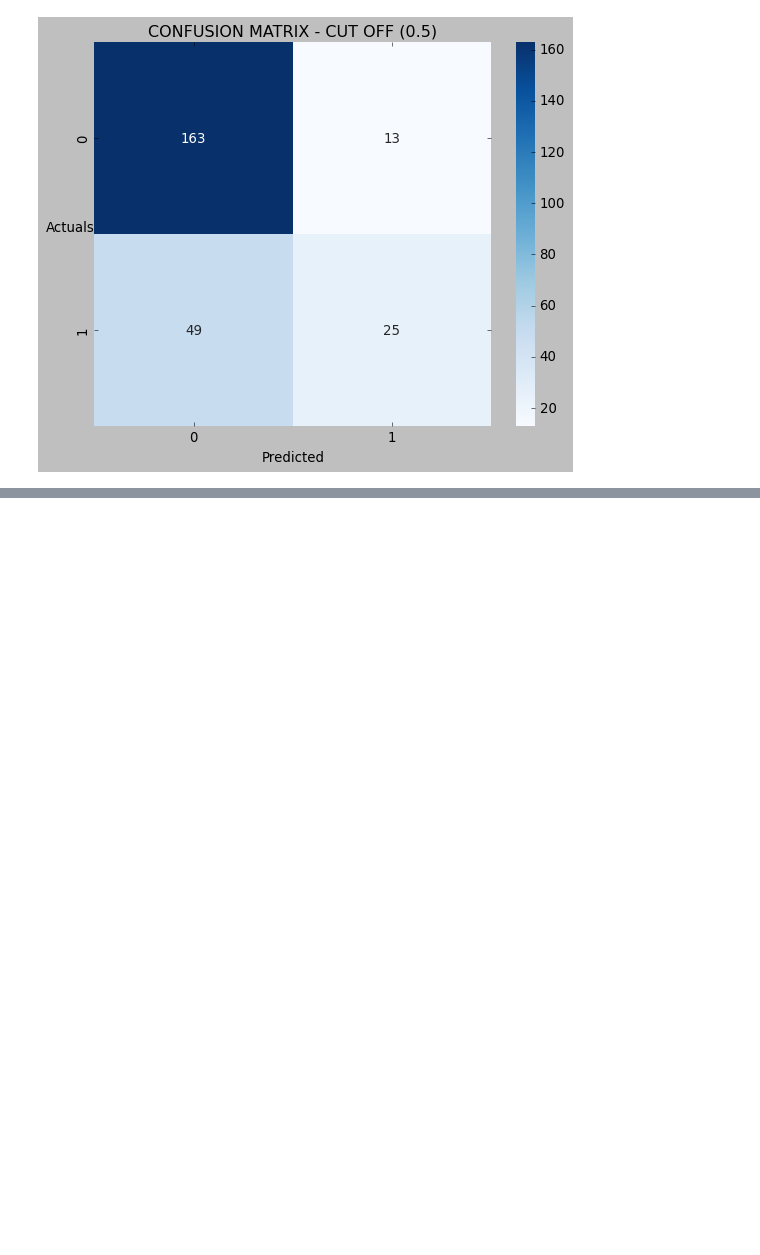
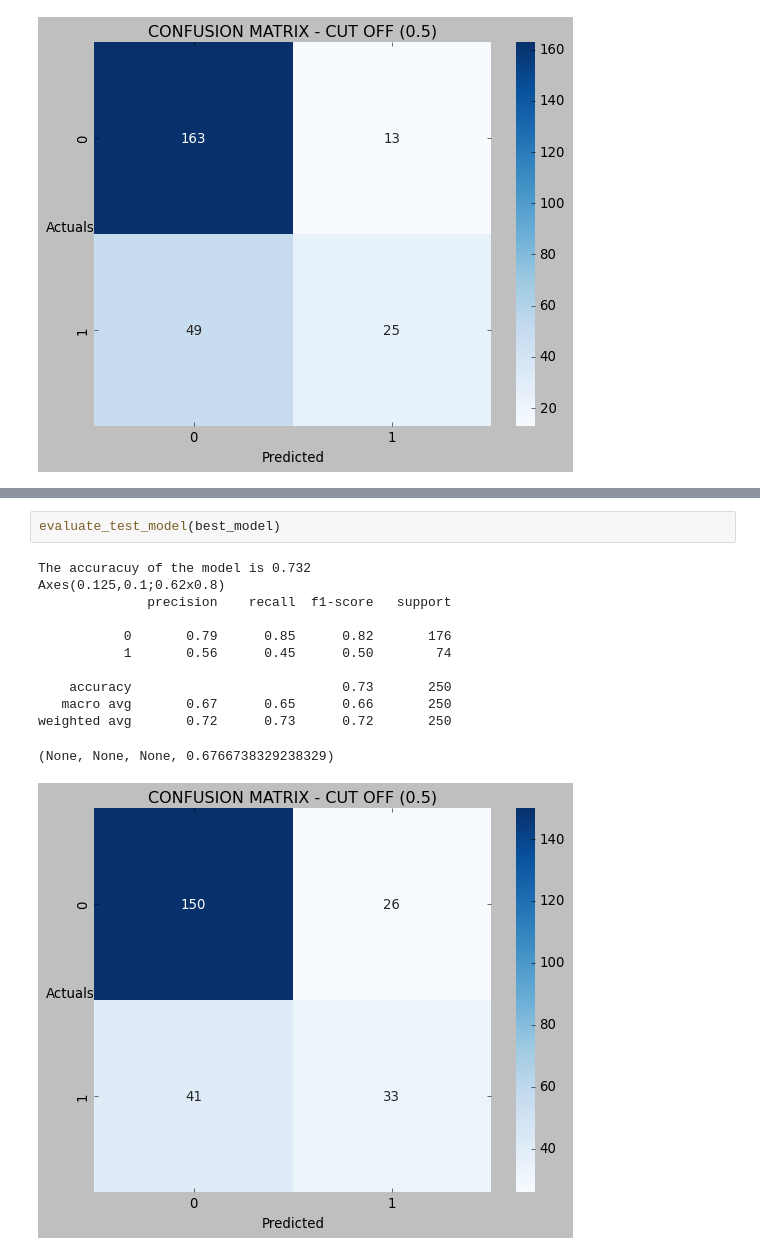
Before and after one commit to HitenDewangan/DataScience-AIML, a Jupyter notebook: Machine Learning/DecisionTree.ipynb, the cells around one changed output, grey strips where cells are left out. Cells and saved outputs as stored; diff of their text form; blank space fills up the shorter version.

```diff
--- a/Machine Learning/DecisionTree.ipynb
+++ b/Machine Learning/DecisionTree.ipynb
@@ -429,0 +530,15 @@ weighted avg       0.74      0.75      0.72       250
+# %%
+evaluate_test_model(best_model)
+# %% [output]
+The accuracuy of the model is 0.732
+Axes(0.125,0.1;0.62x0.8)
+              precision    recall  f1-score   support
+
+           0       0.79      0.85      0.82       176
+           1       0.56      0.45      0.50        74
+
+    accuracy                           0.73       250
+   macro avg       0.67      0.65      0.66       250
+weighted avg       0.72      0.73      0.72       250
+(None, None, None, 0.6766738329238329)
+[figure, added]
```
Also changed, not shown: parts of 9 cells of this notebook.
